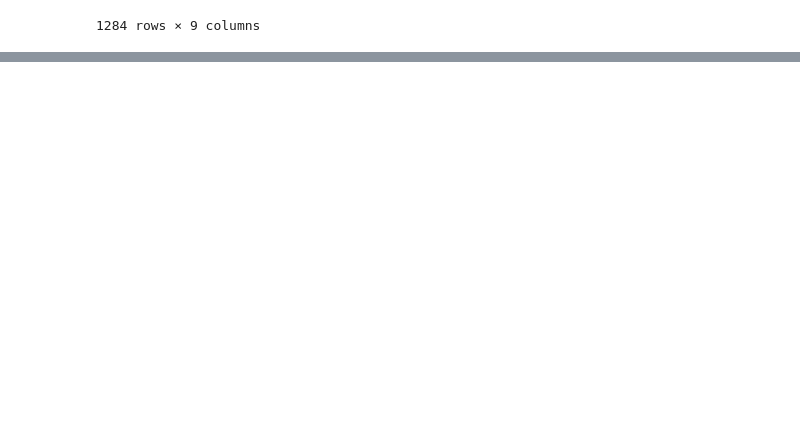
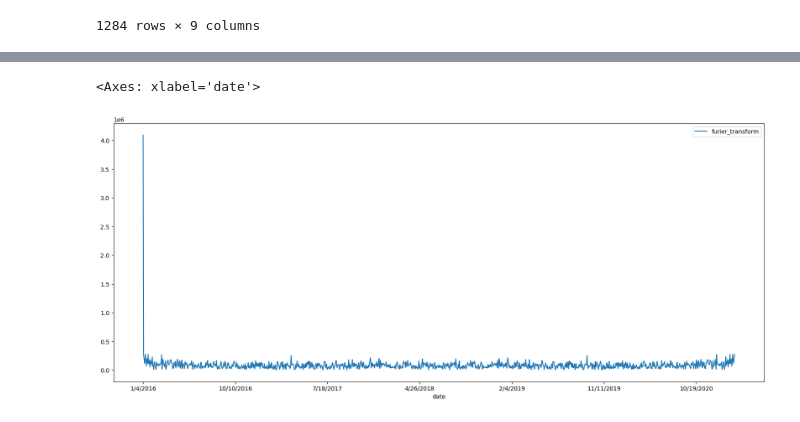
Before and after one commit to p4treina/trade_volume_prediction, a Jupyter notebook: notebooks/2-experiments.ipynb, the cells around one changed output, grey strips where cells are left out. Drawn from its saved outputs; the diff is of its cells as text; code cells hidden in the pictures; blank space fills up the shorter version.

```diff
--- a/notebooks/2-experiments.ipynb
+++ b/notebooks/2-experiments.ipynb
@@ -307,0 +249,5 @@ interpolated_data_reduced.iloc[test_indexes]
+# %%
+capped_df.plot(y='furier_transform', figsize=[20, 8])
+# %% [output]
+<Axes: xlabel='date'>
+[figure, added]
```
Also changed, not shown: parts of 46 cells of this notebook, 8 other files.
